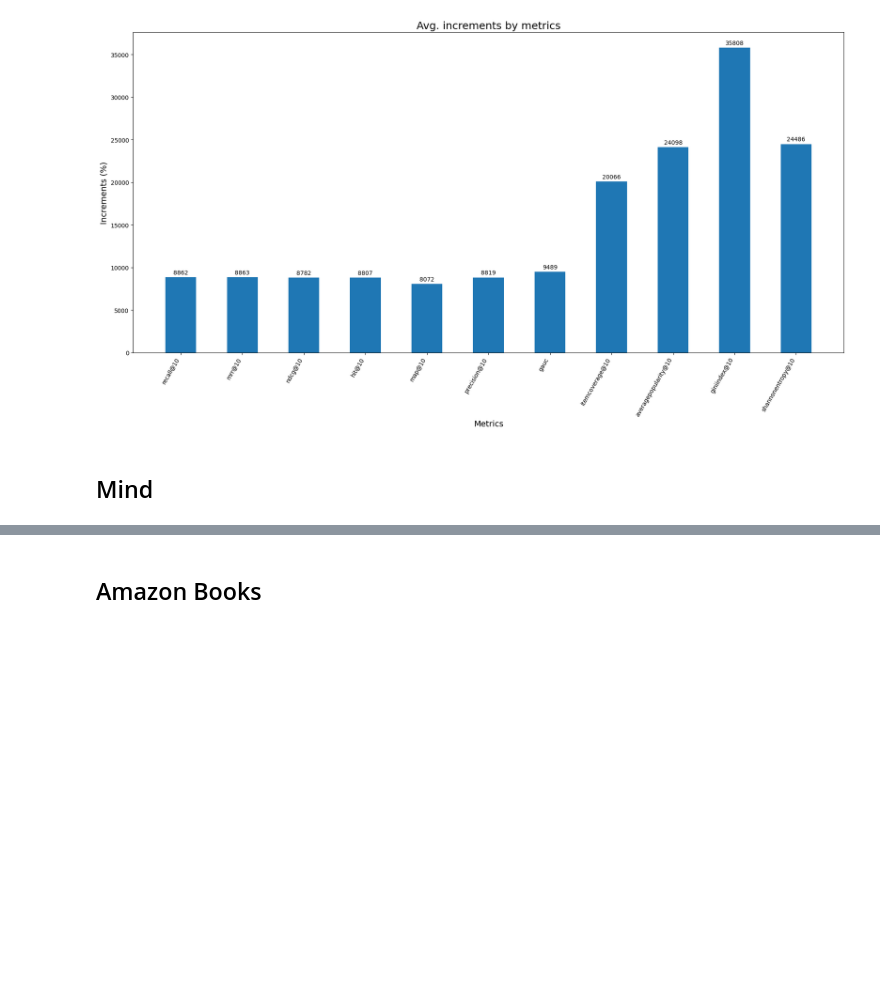
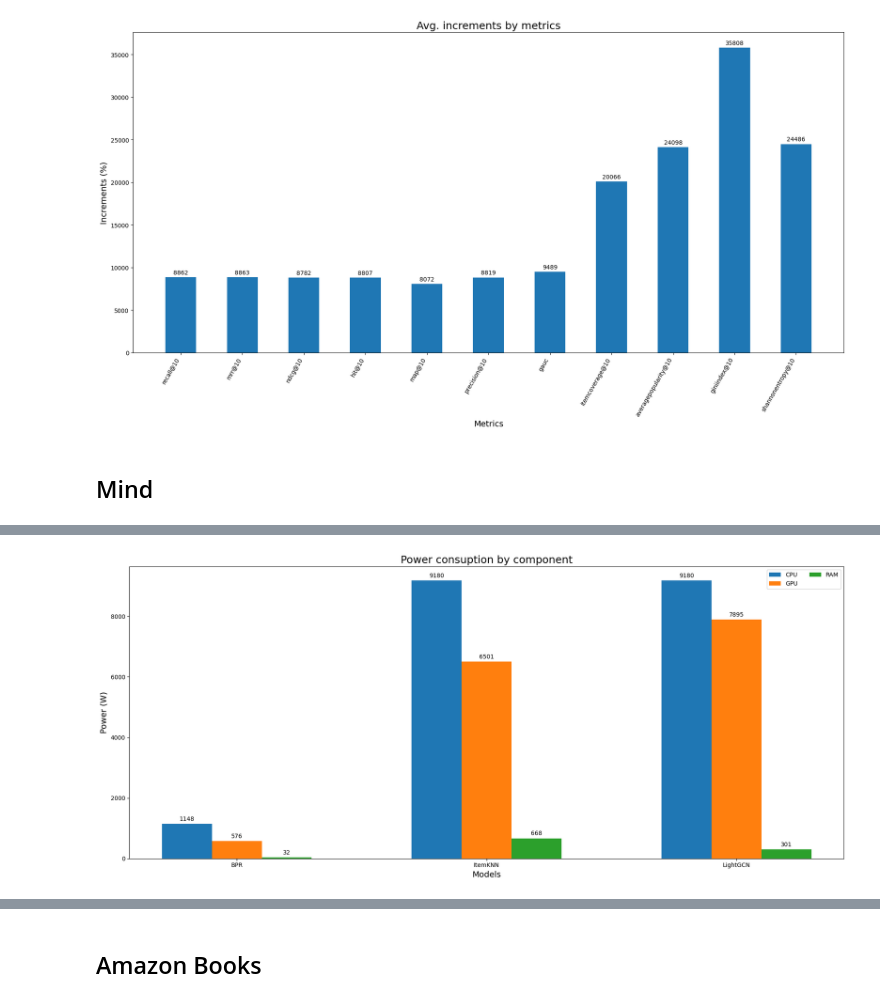
Before and after one commit to Fonty02/Tesi, a Jupyter notebook: notebooks/tuning-results.ipynb, the cells around one changed output, grey strips where cells are left out. Drawn from its saved outputs; the diff is of its cells as text; code cells hidden in the pictures; blank space fills up the shorter version.

```diff
--- a/notebooks/tuning-results.ipynb
+++ b/notebooks/tuning-results.ipynb
@@ -244,3 +262,5 @@ plot_increments(best)
 # %%
-# plot_power(results, experiments)
+plot_power(results, experiments)
+# %% [output]
+[figure, added]
 # %%
```
Also changed, not shown: parts of 6 cells of this notebook, 1 other file.
